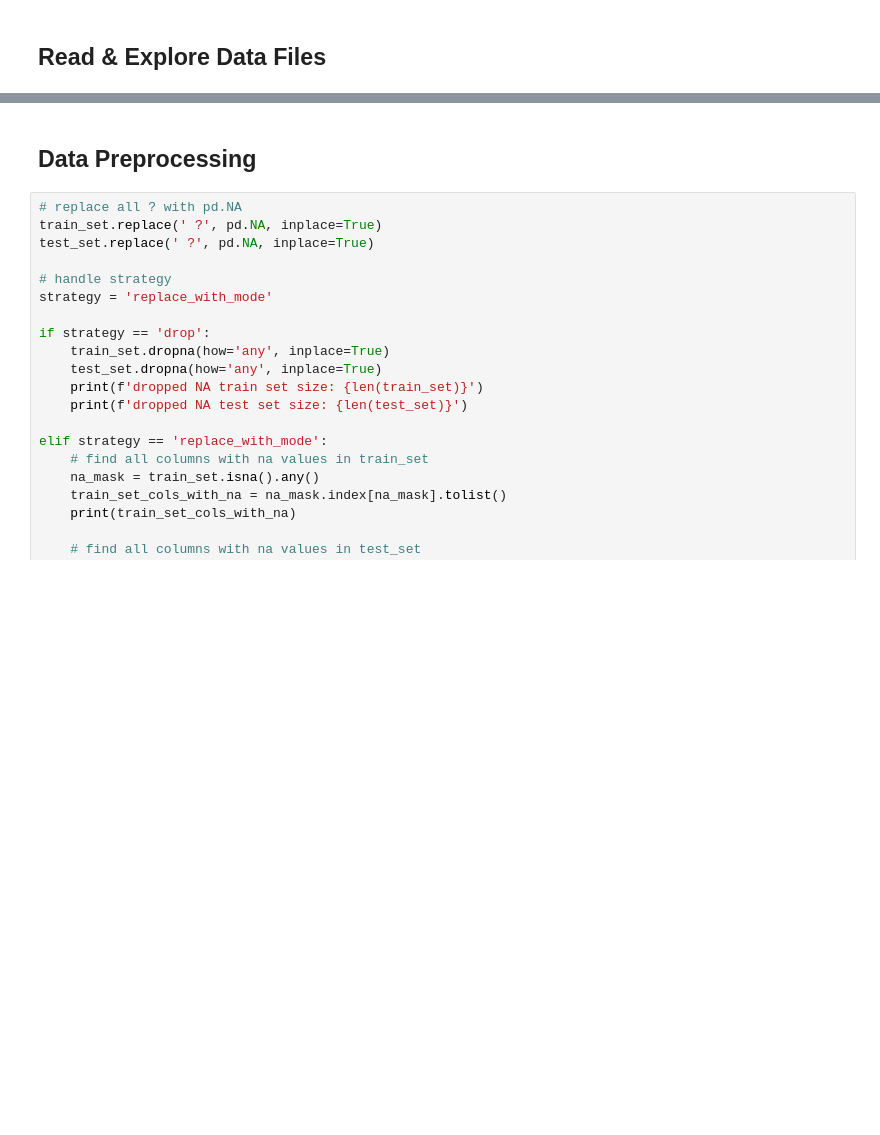
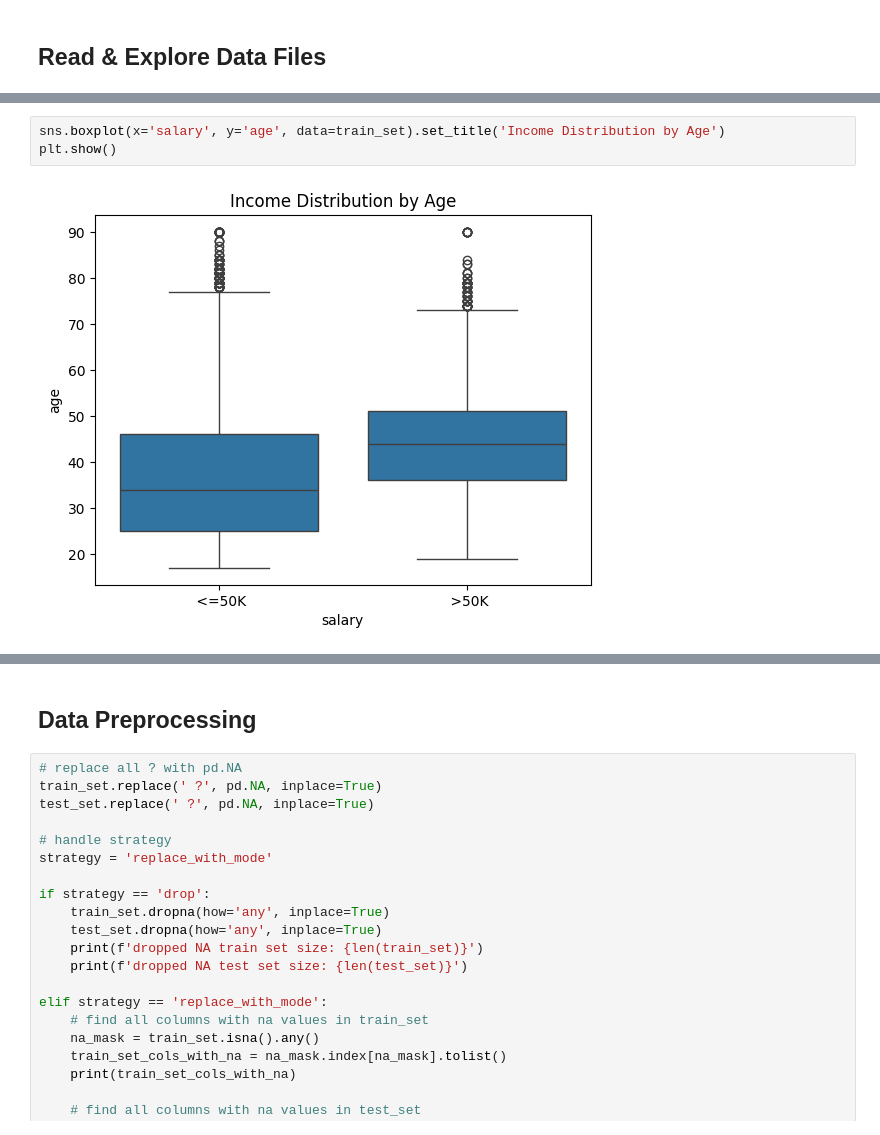
Before and after one commit to 9vek/IN6227-Assignment-1.2, a Jupyter notebook: compare-knn-dt.ipynb, the cells around one changed output, grey strips where cells are left out. Cells and saved outputs as stored; diff of their text form; blank space fills up the shorter version.

```diff
--- a/compare-knn-dt.ipynb
+++ b/compare-knn-dt.ipynb
@@ -53,0 +114,5 @@ imported test set size: 16281
+# %%
+sns.boxplot(x='salary', y='age', data=train_set).set_title('Income Distribution by Age')
+plt.show()
+# %% [output]
+[figure, added]
```
Also changed, not shown: parts of 11 cells of this notebook.
